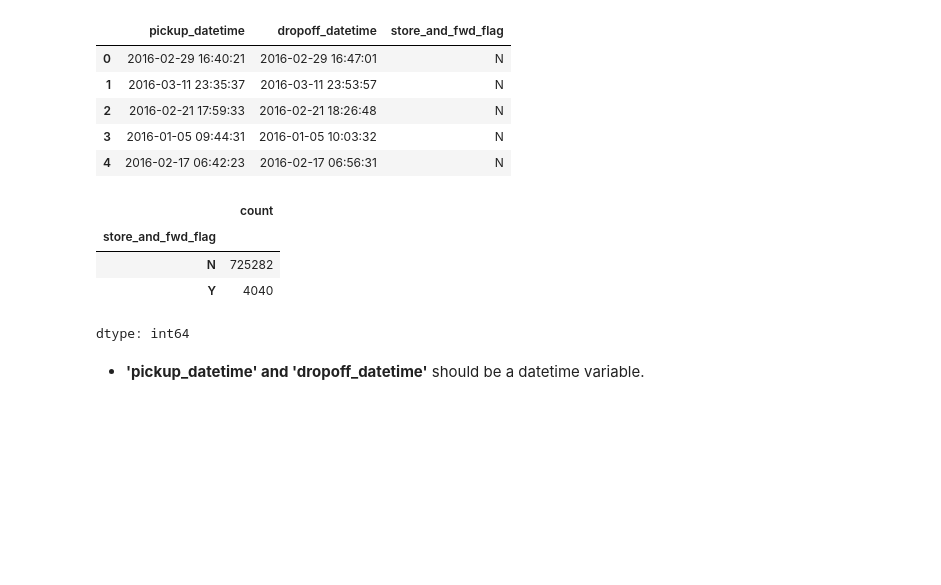
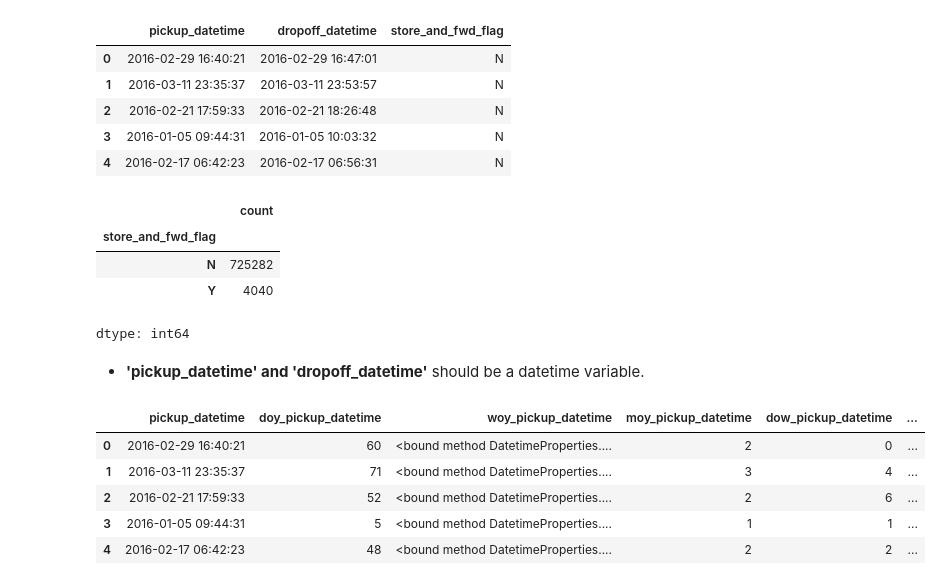
Before and after one commit to namozhdehi/KSR, a Jupyter notebook: NYC_Taxi_EDA.ipynb, the cells around one changed output. Cells and saved outputs as stored; diff of their text form; code cells hidden in the pictures; blank space fills up the shorter version.

```diff
--- a/NYC_Taxi_EDA.ipynb
+++ b/NYC_Taxi_EDA.ipynb
@@ -135,0 +165,10 @@ dtype: int64
+# %%
+# checking new extracted columns using datetime
+df[['pickup_datetime','doy_pickup_datetime','woy_pickup_datetime','moy_pickup_datetime','dow_pickup_datetime', 'hour_pickup_datetime', 'minute_pickup_datetime', 'second_pickup_datetime']].head()
+# %% [output]
+|  | pickup_datetime | doy_pickup_datetime | woy_pickup_datetime | moy_pickup_datetime | dow_pickup_datetime | ... |
+| 0 | 2016-02-29 16:40:21 | 60 | <bound method DatetimeProperties.... | 2 | 0 | ... |
+| 1 | 2016-03-11 23:35:37 | 71 | <bound method DatetimeProperties.... | 3 | 4 | ... |
+| 2 | 2016-02-21 17:59:33 | 52 | <bound method DatetimeProperties.... | 2 | 6 | ... |
+| 3 | 2016-01-05 09:44:31 | 5 | <bound method DatetimeProperties.... | 1 | 1 | ... |
+| 4 | 2016-02-17 06:42:23 | 48 | <bound method DatetimeProperties.... | 2 | 2 | ... |
```
Also changed, not shown: parts of 10 cells of this notebook.
